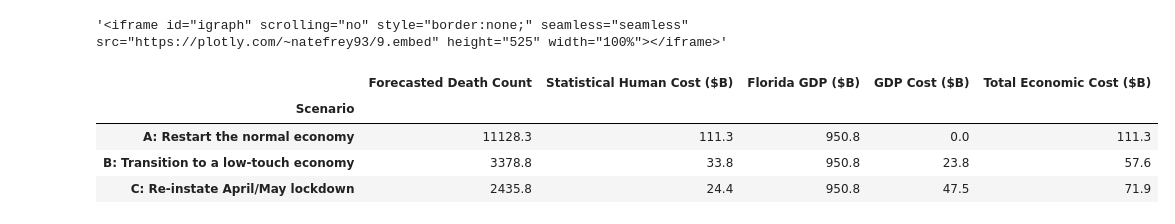
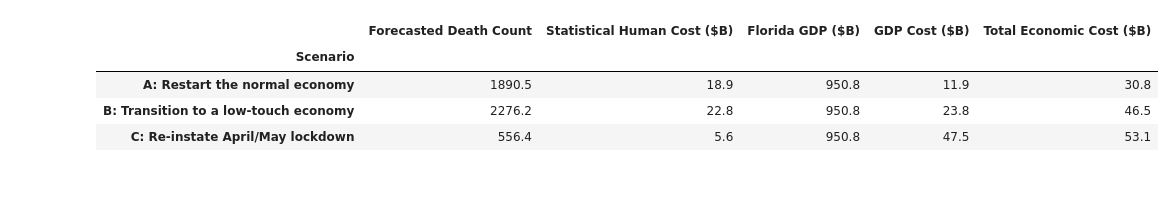
Before and after one commit to nathanfreystaetter/florida_covid_epicenter, a Jupyter notebook: florida_cases.ipynb, the cells around one changed output. Cells and saved outputs as stored; diff of their text form; code cells hidden in the pictures; blank space fills up the shorter version.

```diff
--- a/florida_cases.ipynb
+++ b/florida_cases.ipynb
@@ -298,0 +297,2 @@ df_agg.loc[:,'SceC_deaths'] = np.where(df_agg['DateWeek']<='2020-08-01',df_agg['
+# %%
+df['avg_death_rate']=df['avg_death_rate']/100
@@ -299,3 +358,37 @@ df_agg.loc[:,'SceC_deaths'] = np.where(df_agg['DateWeek']<='2020-08-01',df_agg['
+# %%
+df_agg=df2.groupby(['DateWeek','binned']).agg({'Case1':'count','avg_death_rate_r': 'mean'}).reset_index()
+df_agg['weekly_growth_rate']=df_agg['Case1'].div(df_agg['Case1'].shift(6))
+# %%
+May_temp = df_agg[(df_agg['DateWeek']>='2020-05-03') & (df_agg['DateWeek']<'2020-05-31')]
+May_temp=May_temp.groupby('binned').agg({'Case1':'mean','avg_death_rate_r': 'mean'}).reset_index()
+May_temp['DateWeek']=last_full_week
+May_temp['DateWeek'] = pd.to_datetime(May_temp['DateWeek'], utc = False) - timedelta(days=7)
+
+May_temp2=May_temp.rename(columns={'Case1':'May_avg_cases'})
+May_temp2=May_temp2[['DateWeek','binned','May_avg_cases']]
+May_temp2['DateWeek'] = May_temp2['DateWeek'].apply( lambda x: pd.to_datetime(x)).dt.normalize()
+
+df_agg['DateWeek']=df_agg['DateWeek'].dt.tz_convert(None)
+temp = df_agg[(df_agg['DateWeek']+timedelta(days=7))==last_full_week].merge(May_temp2, on=['DateWeek','binned'], how='left')
+temp['SceA_cases']=temp['Case1']
+# %%
+df_agg=df_agg[df_agg['DateWeek']<last_full_week]
+for x in range(7):
+    temp.loc[:,'DateWeek'] = temp['DateWeek'] + dt.timedelta(days=7)
+    temp['weekly_growth_rate']=temp['weekly_growth_rate']*1 #Assume weekly growth rate tapers off by 5% per week
+    temp.loc[:,'SceA_cases'] = temp['SceA_cases']*temp['weekly_growth_rate']
+    temp['SceA_deaths'] = 0
+    temp.loc[:,'SceB_cases'] = ((temp['Case1']+temp['May_avg_cases'])/2*x+temp['Case1']*(3-x))/3 #Drop case volume to midpoint of May lows and current highs by August 1st
+    temp['SceB_deaths'] = 0
+    temp['SceC_cases'] = (temp['May_avg_cases']*x+temp['Case1']*(3-x))/3 #Return to May low case loads by August 1st
+    temp['SceC_deaths'] = 0
+    df_agg = df_agg.append(temp)
+
+df_agg=df_agg.fillna({'SceA_cases': 0.0, 'SceB_cases': 0.0, 'SceC_cases': 0.0, 'SceA_deaths': 0.0,'SceB_deaths': 0.0,'SceC_deaths': 0.0})
+
+df_agg.loc[:,'SceA_deaths'] = np.where(df_agg['DateWeek']<=max_3w_window,df_agg['avg_death_rate_r'].mul(df_agg['Case1'].shift(18)),df_agg['avg_death_rate_r'].mul(df_agg['SceA_cases'].shift(18)))
+df_agg.loc[:,'SceB_deaths'] = np.where(df_agg['DateWeek']<=max_3w_window,df_agg['avg_death_rate_r'].mul(df_agg['Case1'].shift(18)),df_agg['avg_death_rate_r'].mul(df_agg['SceB_cases'].shift(18)))
+df_agg.loc[:,'SceC_deaths'] = np.where(df_agg['DateWeek']<=max_3w_window,df_agg['avg_death_rate_r'].mul(df_agg['Case1'].shift(18)),df_agg['avg_death_rate_r'].mul(df_agg['SceC_cases'].shift(18)))
 # %%
 #3A Death predictions by Scenario
 pred_deaths = df_agg.pivot_table(values=['SceA_deaths','SceB_deaths','SceC_deaths'],
@@ -401,32 +494,30 @@ figA.show()
-# %%
-tls.get_embed('https://plotly.com/~natefrey93/9/')
-# %% [output]
-'<iframe id="igraph" scrolling="no" style="border:none;" seamless="seamless" src="https://plotly.com/~natefrey93/9.embed" height="525" width="100%"></iframe>'
 # %%
 #3B Economic costs
-df_agg['DateMonth'] = df_agg['DateWeek'].apply(lambda x: x.strftime('%M-%Y'))
-df_agg2=df_agg[(df_agg['DateWeek']>='2020-08-01') & (df_agg['DateWeek']<'2020-08-25')].groupby('DateMonth').agg({'SceA_deaths':'sum','SceB_deaths': 'sum','SceC_deaths': 'sum'})
+df_agg['DateRange'] = str(max_3w_window) + ' to ' + str(df_agg['DateWeek'].max().strftime('%Y-%m-%d'))
+max_date = df_agg['DateWeek'].max().strftime('%Y-%m-%d')
+df_agg2=df_agg[(df_agg['DateWeek']==max_date)].groupby('DateRange').agg({'SceA_deaths':'sum','SceB_deaths': 'sum','SceC_deaths': 'sum'})
 pt = df_agg2.pivot_table(values=['SceA_deaths','SceB_deaths','SceC_deaths'],
                       index=['DateMonth'],
                       aggfunc='sum')
 
 pd.options.display.float_format = '{:.1f}'.format
 
 pt2=pt.reset_index().rename(columns={'DateMonth':'Scenario','SceA_deaths':'A: Restart the normal economy','SceB_deaths':'B: Transition to a low-touch economy','SceC_deaths':'C: Re-instate April/May lockdown'}).T.reset_index().drop(index=0)
 pt2=pt2.rename(columns={'index':'Scenario',0:'Forecasted Death Count'})
+pt2['Forecasted Death Count']=pt2['Forecasted Death Count']*4
 pt2['Statistical Human Cost ($B)']=pt2['Forecasted Death Count']/100
 pt2['Florida GDP ($B)']=950.76
 pt2['GDP Cost ($B)'] = np.where(pt2['Scenario'].astype(str).str[0]=='C',pt2['Florida GDP ($B)']*.05,
-                                np.where(pt2['Scenario'].astype(str).str[0]=='B',pt2['Florida GDP ($B)']*.025,0))
+                                np.where(pt2['Scenario'].astype(str).str[0]=='B',pt2['Florida GDP ($B)']*.025,pt2['Florida GDP ($B)']*.0125))
 pt2['Difference']=pt2['Florida GDP ($B)']-pt2['Statistical Human Cost ($B)']
 pt2['Breakeven Reduction in Economic Activity ($B)'] = pt2['Difference'] - pt2.iloc[0,4]
 pt2['Total Economic Cost ($B)']=pt2['GDP Cost ($B)']+pt2['Statistical Human Cost ($B)']
 pt2=pt2[['Scenario','Forecasted Death Count','Statistical Human Cost ($B)','Florida GDP ($B)','GDP Cost ($B)','Total Economic Cost ($B)']]
 pt2.set_index('Scenario')
 # %% [output]
 |  | Forecasted Death Count | Statistical Human Cost ($B) | Florida GDP ($B) | GDP Cost ($B) | Total Economic Cost ($B) |
 | Scenario |  |  |  |  |  |
-| A: Restart the normal economy | 11128.3 | 111.3 | 950.8 | 0.0 | 111.3 |
-| B: Transition to a low-touch economy | 3378.8 | 33.8 | 950.8 | 23.8 | 57.6 |
-| C: Re-instate April/May lockdown | 2435.8 | 24.4 | 950.8 | 47.5 | 71.9 |
+| A: Restart the normal economy | 1890.5 | 18.9 | 950.8 | 11.9 | 30.8 |
+| B: Transition to a low-touch economy | 2276.2 | 22.8 | 950.8 | 23.8 | 46.5 |
+| C: Re-instate April/May lockdown | 556.4 | 5.6 | 950.8 | 47.5 | 53.1 |
 # %%
```
Also changed, not shown: parts of 53 cells of this notebook.
